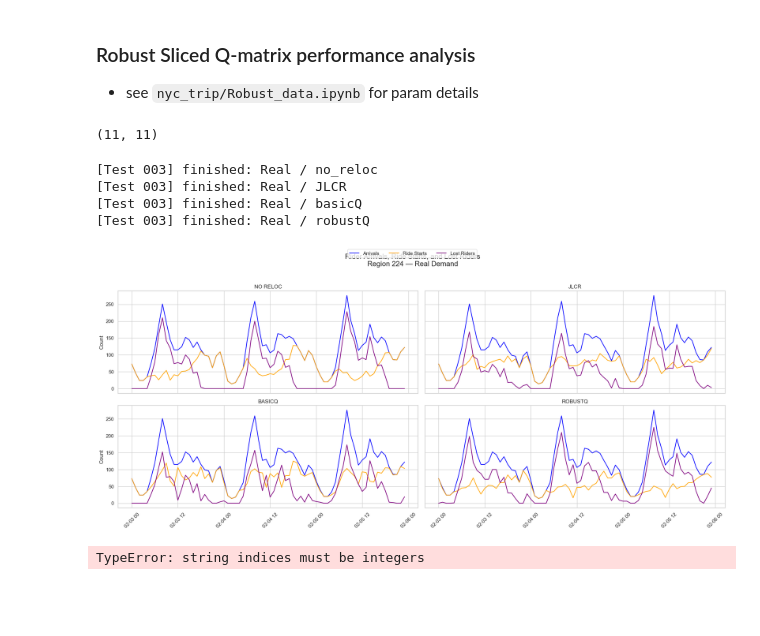
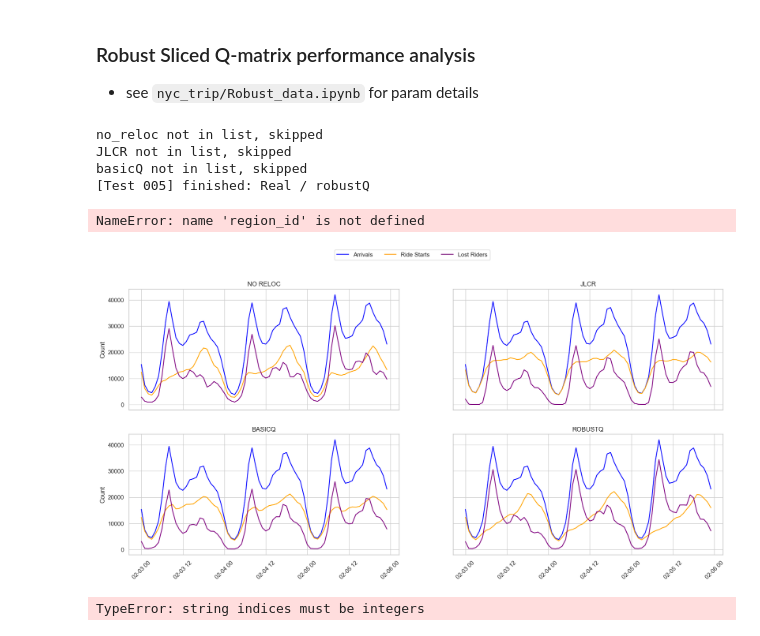
Before and after one commit to Readilyield/Robotaxi_Reposition_Project, a Jupyter notebook: simulate/Analyze_RobustSimu.ipynb, the cells around one changed output. Saved outputs shown, nothing was run; the diff lists cells and outputs as text; code cells hidden in the pictures; blank space fills up the shorter version.

Commit message:
added plots and fixed minor bugs in analysis notebook

```diff
--- a/simulate/Analyze_RobustSimu.ipynb
+++ b/simulate/Analyze_RobustSimu.ipynb
@@ -49,13 +47,8 @@ P = trip_counts / trip_counts.sum(axis=2, keepdims=True)
 
 with np.load("../nyc_trip/Qs_24_2hrLkahd_N8000.npz") as data:
     Q = data["Q"]
-Qsub = np.load("../nyc_trip/QsliceOptimized_lr1e-4.npy")
-
-print(Qsub.shape)
 T, R, _ = Q.shape
 Q_base = np.array([np.identity(R) for _ in range(T)])
-# %% [output]
-(11, 11)
 # %%
 indices = list(robust_indmap.values())
 Q_robust = np.copy(Q)
@@ -145,6 +142,6 @@ def run_simulations(
 # %%
 run_simulations(
-    name="003",
+    name="005",
     Q_base=Q_base,
     Q_reloc=Q,
     Q_robust=Q_robust,
@@ -153,37 +150,39 @@ run_simulations(
     R=R,
     N=N,
     max_time=max_time,
-    eta=eta)
+    eta=eta,
+    modes=["robustQ"])
 # %% [output]
-[Test 003] finished: Real / no_reloc
-[Test 003] finished: Real / JLCR
-[Test 003] finished: Real / basicQ
-[Test 003] finished: Real / robustQ
+no_reloc not in list, skipped
+JLCR not in list, skipped
+basicQ not in list, skipped
+[Test 005] finished: Real / robustQ
 # %%
 from utils import (
     plot_simulation_grid_for_strategies,
-    summarize_multiple_runs,
     compute_system_metrics,
 )
 
 # Assume the dataframes are saved in CSV format under this directory
 log_dir = "sim_robust"
 demand_mode = "real"  #"synthetic" or "real"
 strategies = ["no_reloc", "JLCR",
               "basicQ", "robustQ"]
-region_id = 224  # example region
+# region_ids = robust_indmap.values()
+region_ids = np.arange(234)
 bin_minutes = 60
 start_time = '2025-02-03'
 plot_simulation_grid_for_strategies(
     demand_mode=demand_mode,
     strategies=strategies,
-    region_id=region_id,
+    region_ids=region_ids,
     bin_minutes=bin_minutes,
     log_dir=log_dir,
     start_time = start_time
 )
 # %% [output]
+NameError: name 'region_id' is not defined
-[figure, old version]
+[figure, new version]
 # %%
 out = compute_system_metrics('sim_robust/real_demand__basicQ.csv', T=24, R=234, N=8000)
 # %% [output]
```
Also changed, not shown: parts of 3 cells of this notebook, 6 other files.
